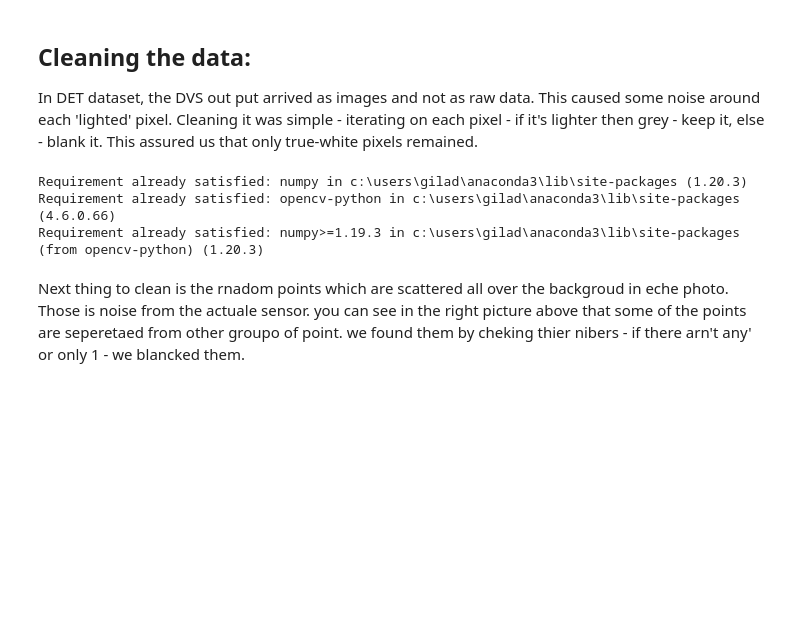
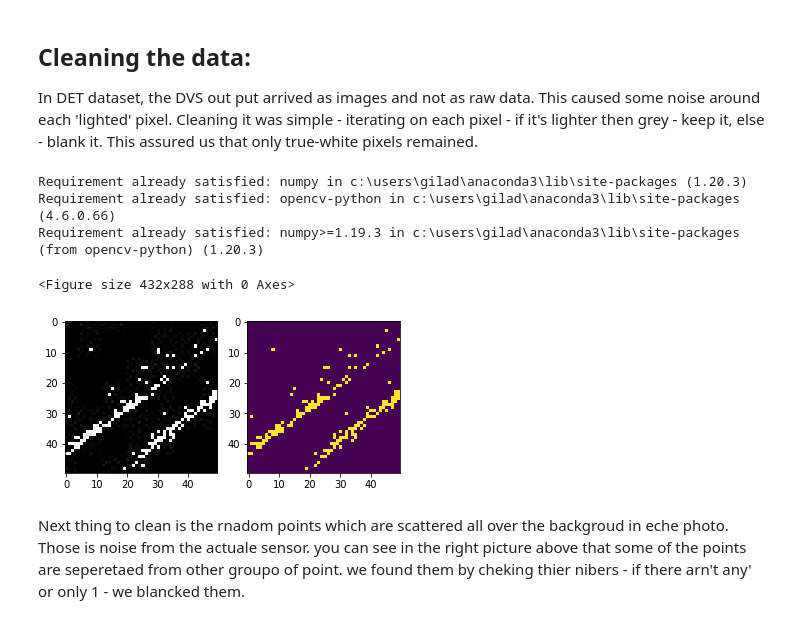
Before and after one commit to ilanigi/lane-detection-data-sci-proj, a Jupyter notebook: lane detection.ipynb, the cells around one changed output. Saved outputs shown, nothing was run; the diff lists cells and outputs as text; code cells hidden in the pictures; blank space fills up the shorter version.

```diff
--- a/lane detection.ipynb
+++ b/lane detection.ipynb
@@ -39,35 +44,32 @@ Requirement already satisfied: numpy>=1.19.3 in c:\users\gilad\anaconda3\lib\sit
 # %%
-import numpy as np
-from cv2 import imread, cvtColor, COLOR_BGR2GRAY
-from matplotlib import pyplot as plt
-Point = Tuple[int,int]
-Parallelogram = Tuple[Point,Point,int,int]
-
 def delete_none_binary_pixels(img:np.ndarray):
     threshold = 240
     height, width = img.shape
 
     for i in range(height):
         for j in range(width):
             if img[i, j] > threshold:
                 img[i, j] = 255
             else:
                 img[i, j] = 0
 
     return img
 
 img = imread('./images/757.jpg')
 small = img[420:470,380:430,:]
 
 gray = cvtColor(small, COLOR_BGR2GRAY)
 binary = delete_none_binary_pixels(gray)
 plt.figure()
 
 f, axarr = plt.subplots(1,2)
 axarr[0].imshow(small)
 axarr[1].imshow(binary)
 
 plt.show()
+# %% [output]
+<Figure size 432x288 with 0 Axes>
+[figure, added]
 # %% [markdown]
 Next thing to clean is the rnadom points which are scattered all over the backgroud in eche photo. Those is noise from the actuale sensor.
 you can see in the right picture above that some of the points are seperetaed from other groupo of point. we found them by cheking thier nibers - if there arn't any' or only 1 - we blancked them.
```
Also changed, not shown: parts of 23 cells of this notebook.
